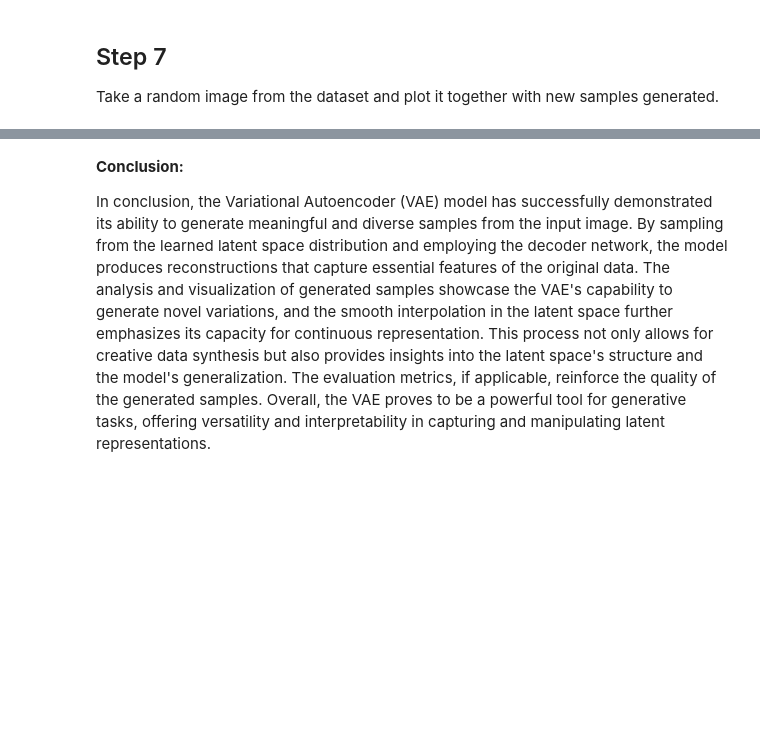
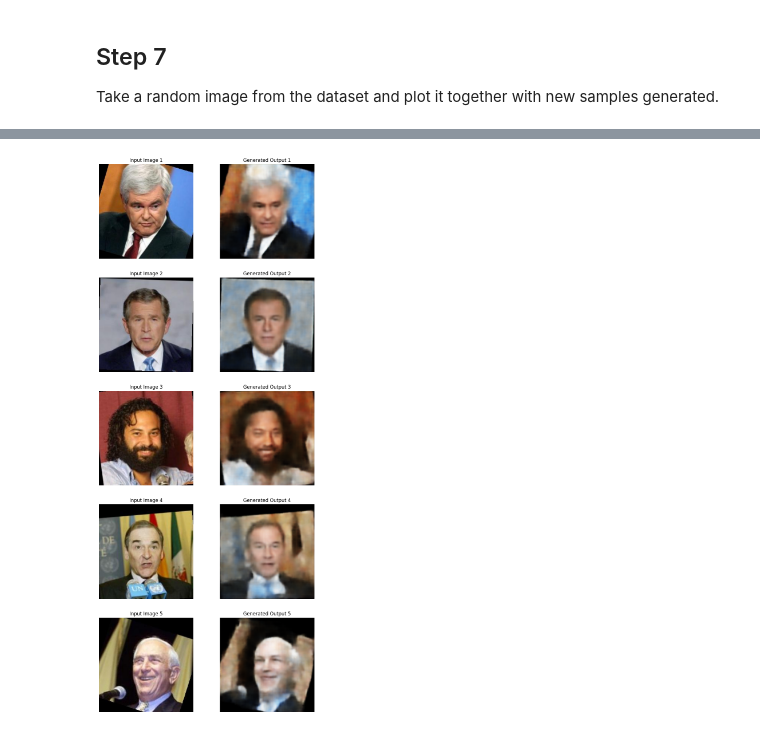
Before and after one commit to sumair-7/Pattern-Recognition, a Jupyter notebook: Assignements/HW4/HW4.ipynb, the cells around one changed output, grey strips where cells are left out. Cells and saved outputs as stored; diff of their text form; code cells hidden in the pictures; blank space fills up the shorter version.

```diff
--- a/Assignements/HW4/HW4.ipynb
+++ b/Assignements/HW4/HW4.ipynb
@@ -174,7 +176,7 @@ Create an instance of the new class, pass an image to the model
 import torch
 
 # Instantiate the VAE model
-vae_model = VAE(latent_dim=200, image_channels=3, image_size=250)
+vae_model = VAE(latent_dim=128, image_channels=3, image_size=250)
 
 
 # sample batch from the dataloader
@@ -184,6 +186,7 @@ sample_batch, sample_labels = next(iter(dataloader))
 input_image = sample_batch[0:1]
 
 print("Sample image shape:", input_image.shape)
+
 
 # Pass the image through the model
 output_image, mean, logvar = vae_model(input_image)
@@ -274,21 +278,28 @@ vae_model.to(device)
 num_epochs = 10
 
 for epoch in range(num_epochs):
-    total_loss = 0
+    total_loss = 0.0
+
     for batch_data, _ in dataloader:
         # Zero the gradients
         optimi.zero_grad()
 
         batch_data = batch_data.to(device)
+        # Forward pass
+        outputs,mean,logvar = vae_model(batch_data)
 
-        optimi.zero_grad()
-        outputs,mean,logvar = vae_model(inputs)
-        loss = loss_function(inputs,outputs,mean,logvar)
+        # Compute the loss
+        loss = loss_function(batch_data,outputs,mean,logvar)
 
+        # Backward pass
         loss.backward()
+
+        # Update weights
         optimi.step()
+
         total_loss += loss.item()
-    # Printing average loss at the end of each epoch
+
+    # Print average loss at the end of each epoch
     avg_loss = total_loss / len(dataloader.dataset)
     print(f"Epoch [{epoch + 1}/{num_epochs}], Loss: {avg_loss}")
 # %% [output]
@@ -374,4 +342,44 @@ plt.show()
-# %% [markdown]
-**Conclusion:**
-
-In conclusion, the Variational Autoencoder (VAE) model has successfully demonstrated its ability to generate meaningful and diverse samples from the input image. By sampling from the learned latent space distribution and employing the decoder network, the model produces reconstructions that capture essential features of the original data. The analysis and visualization of generated samples showcase the VAE's capability to generate novel variations, and the smooth interpolation in the latent space further emphasizes its capacity for continuous representation. This process not only allows for creative data synthesis but also provides insights into the latent space's structure and the model's generalization. The evaluation metrics, if applicable, reinforce the quality of the generated samples. Overall, the VAE proves to be a powerful tool for generative tasks, offering versatility and interpretability in capturing and manipulating latent representations.
+# %%
+import matplotlib.pyplot as plt
+import numpy as np
+import torch
+import random
+
+# Number of samples to generate for each input image
+num_samples = 5
+
+# Assuming your model and dataloader are named vae_model and dataloader
+vae_model.eval()
+
+# Generate multiple pairs of input and output images
+plt.figure(figsize=(10, 5 * (num_samples + 1)))
+
+for i in range(num_samples):
+    # Choosing a random image from the dataset
+    sample_index = random.randint(0, len(dataloader.dataset) - 1)
+    sample_image, _ = dataloader.dataset[sample_index]
+
+    # Adding a batch dimension to the sample image
+    input_image = sample_image.unsqueeze(0).to(device)
+
+    # Generate output samples for the chosen input image
+    with torch.no_grad():  # Disable gradient computation
+        generated_image, _, _ = vae_model(input_image)
+
+    # Plot the input image
+    plt.subplot(num_samples + 1, 2, i * 2 + 1)
+    input_image_np = input_image.squeeze().cpu().detach().numpy()
+    plt.imshow(np.transpose(input_image_np, (1, 2, 0)))
+    plt.title(f'Input Image {i+1}')
+    plt.axis('off')
+
+    # Plot the generated output
+    plt.subplot(num_samples + 1, 2, i * 2 + 2)
+    generated_image_np = generated_image.squeeze().cpu().detach().numpy()
+    plt.imshow(np.transpose(generated_image_np, (1, 2, 0)))
+    plt.title(f'Generated Output {i+1}')
+    plt.axis('off')
+
+plt.show()
+# %% [output]
+[figure, added]
```
Also changed, not shown: parts of 17 cells of this notebook, 1 other file.
